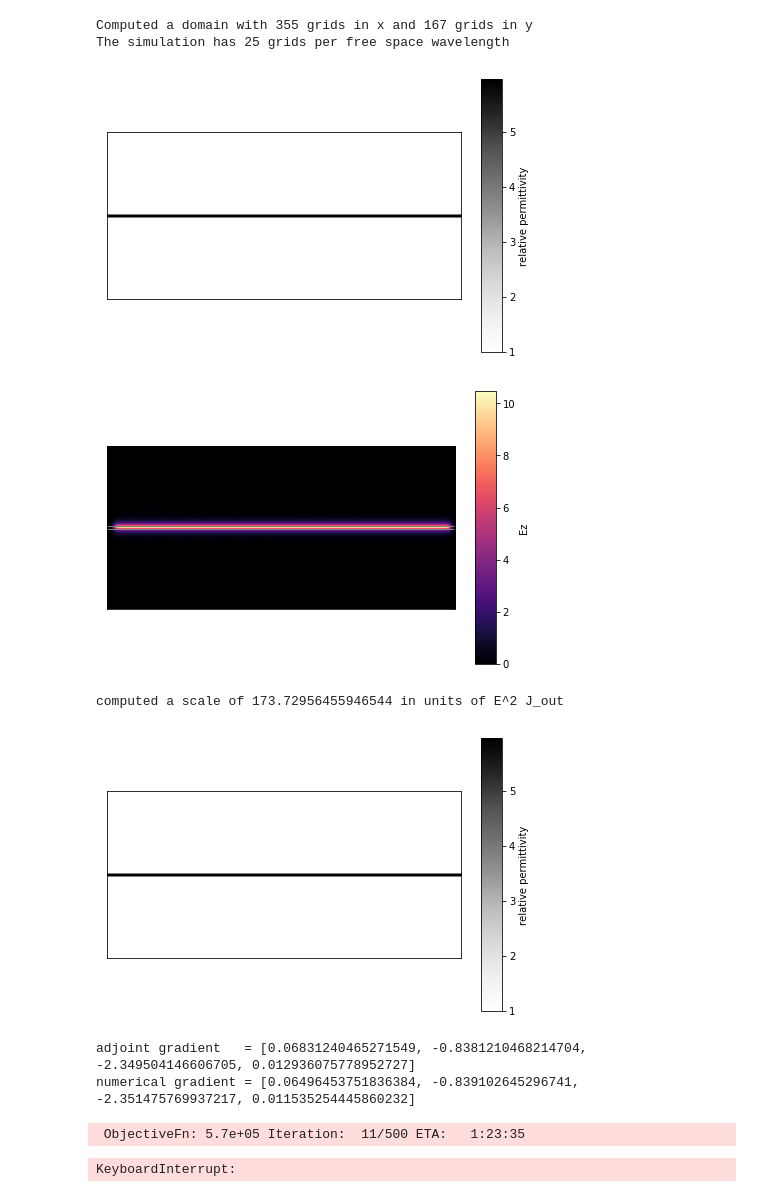
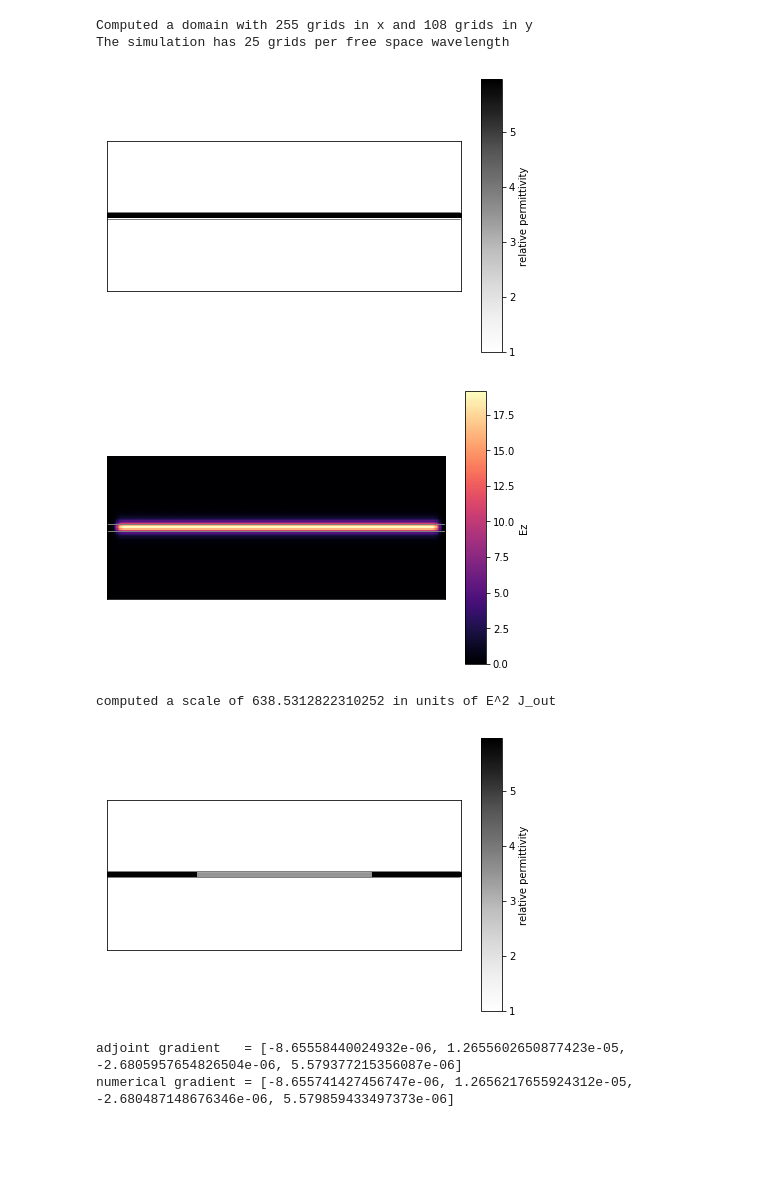
Before and after one commit to fancompute/angler, a Jupyter notebook: Notebooks/2port.ipynb, the cells around one changed output. Cells and saved outputs as stored; diff of their text form; code cells hidden in the pictures; blank space fills up the shorter version.

```diff
--- a/Notebooks/2port.ipynb
+++ b/Notebooks/2port.ipynb
@@ -25,7 +25,7 @@ omega = 2*np.pi*c0/lambda0  # angular frequency (2pi/s)
 dl = 0.8e-1                 # grid size (L0)
 NPML = [15, 15]             # number of pml grid points on x and y borders
 pol = 'Ez'                  # polarization (either 'Hz' or 'Ez')
-source_amp = 2.4             # amplitude of modal source (A/L0^2?)
+source_amp = 5             # amplitude of modal source (A/L0^2?)
 # %%
 # material constants
 n_index = 2.44              # refractive index
@@ -34,8 +34,8 @@ chi3 = 4.1*1e-19            # Al2S3 from Boyd (m^2/V^2)
 # max_ind_shift = 5.8e-3      # maximum allowed nonlinear refractive index shift (computed from damage threshold)
 # %%
 # geometric parameters
-L = 18         # length of box (L0)
-H = 2         # height of box (L0)
+L = 10         # length of box (L0)
+H = 0.3         # height of box (L0)
 w = .3        # width of waveguides (L0)
 d = H/2.44    # distance between waveguides (L0)
 l = 4         # length of waveguide from PML to box (L0)
@@ -53,18 +53,18 @@ print("The simulation has {} grids per free space wavelength".format(int(lambda0
 simulation.plt_eps()
 plt.show()
 # %% [output]
-Computed a domain with 355 grids in x and 167 grids in y
+Computed a domain with 255 grids in x and 108 grids in y
 The simulation has 25 grids per free space wavelength
-[figure, old version]
+[figure, new version]
 # %%
 # set the modal source and probes
 simulation = Simulation(omega, eps_r, dl, NPML, 'Ez')
-simulation.add_mode(np.sqrt(eps_m), 'x', [NPML[0]+int(l/2/dl), ny], int(H/2/dl), scale=source_amp)
+simulation.add_mode(np.sqrt(eps_m), 'x', [NPML[0]+int(l/2/dl), ny], int(10*H/dl), scale=source_amp)
 simulation.setup_modes()
 
 # top modal profile
 out = Simulation(omega, eps_r, dl, NPML, 'Ez')
-out.add_mode(np.sqrt(eps_m), 'x', [-NPML[0]-int(l/2/dl), ny], int(H/2/dl))
+out.add_mode(np.sqrt(eps_m), 'x', [-NPML[0]-int(l/2/dl), ny], int(10*H/dl))
 out.setup_modes()
 J_out = np.abs(out.src)
 # %%
@@ -72,33 +72,33 @@ J_out = np.abs(out.src)
 (_, _, Ez) = simulation.solve_fields()
 simulation.plt_abs(outline=True, cbar=True);
 # %% [output]
-[figure, old version]
+[figure, new version]
 # %%
 # compute straight line simulation
 eps_r_wg, _ = two_port(L, H, w, l, spc, dl, NPML, eps_start=eps_m)
 (Nx_wg, Ny_wg) = eps_r_wg.shape
 nx_wg, ny_wg = int(Nx_wg/2), int(Ny_wg/2)            # halfway grid points
 simulation_wg = Simulation(omega, eps_r_wg, dl, NPML, 'Ez')
-simulation_wg.add_mode(np.sqrt(eps_m), 'x', [NPML[0]+int(l/2/dl), ny_wg], int(H/2/dl), scale=source_amp)
+simulation_wg.add_mode(np.sqrt(eps_m), 'x', [NPML[0]+int(l/2/dl), ny_wg], int(10*H/dl), scale=source_amp)
 simulation_wg.setup_modes()
 
 # compute normalization
 sim_out = Simulation(omega, eps_r_wg, dl, NPML, 'Ez')
-sim_out.add_mode(np.sqrt(eps_m), 'x', [-NPML[0]-int(l/2/dl), ny], int(H/2/dl))
+sim_out.add_mode(np.sqrt(eps_m), 'x', [-NPML[0]-int(l/2/dl), ny], int(10*H/dl))
 sim_out.setup_modes()
 J_out = np.abs(sim_out.src)
 (_, _, Ez_wg) = simulation_wg.solve_fields()
 SCALE = np.sum(np.square(np.abs(Ez_wg))*J_out)
 print('computed a scale of {} in units of E^2 J_out'.format(SCALE))
 # %% [output]
-computed a scale of 173.72956455946544 in units of E^2 J_out
+computed a scale of 638.5312822310252 in units of E^2 J_out
 # %%
 # changes design region. 'style' can be in {'full', 'empty', 'halfway', 'random'}
-simulation.init_design_region(design_region, eps_m, style=None)
+simulation.init_design_region(design_region, eps_m, style='halfway')
 simulation.plt_eps()
 plt.show()
 # %% [output]
-[figure, old version]
+[figure, new version]
 # %%
 # add nonlinearity
 nl_region = copy.deepcopy(design_region)
@@ -122,19 +122,11 @@ def J(e, e_nl, eps):
     return objfn_binary / SCALE * BOOST
 # %%
 # make optimization object and check derivatives
-optimization = Optimization(J=J, Nsteps=500, eps_max=eps_m, field_start='linear', nl_solver='newton')
+optimization = Optimization(J=J, Nsteps=100, eps_max=eps_m, field_start='linear', nl_solver='newton')
 
 # check the derivatives (note, full derivatives are checked, linear and nonlinear no longer separate)
 (grad_avm, grad_num) = optimization.check_deriv(simulation, design_region, Npts=4)
 print('adjoint gradient   = {}\nnumerical gradient = {}'.format(grad_avm, grad_num))
 # %% [output]
-adjoint gradient   = [0.06831240465271549, -0.8381210468214704, -2.349504146606705, 0.012936075778952727]
-numerical gradient = [0.06496453751836384, -0.839102645296741, -2.351475769937217, 0.011535254445860232]
+adjoint gradient   = [-8.65558440024932e-06, 1.2655602650877423e-05, -2.6805957654826504e-06, 5.579377215356087e-06]
+numerical gradient = [-8.655741427456747e-06, 1.2656217655924312e-05, -2.680487148676346e-06, 5.579859433497373e-06]
-# %%
-# run the optimization with the simulation and the region and nonlinearity information
-new_eps = optimization.run(simulation, design_region, method='lbfgs')
-# new_eps = optimization.run(simulation, design_region, method='gd', step_size=1e3)
-# new_eps = optimization.run(simulation, design_region, method='adam', step_size=1e-1, beta1=0.9, beta2=0.99)
-# %% [output]
- ObjectiveFn: 5.7e+05 Iteration:  11/500 ETA:   1:23:35
-KeyboardInterrupt:
```
Also changed, not shown: parts of 10 cells of this notebook, 2 other files.
